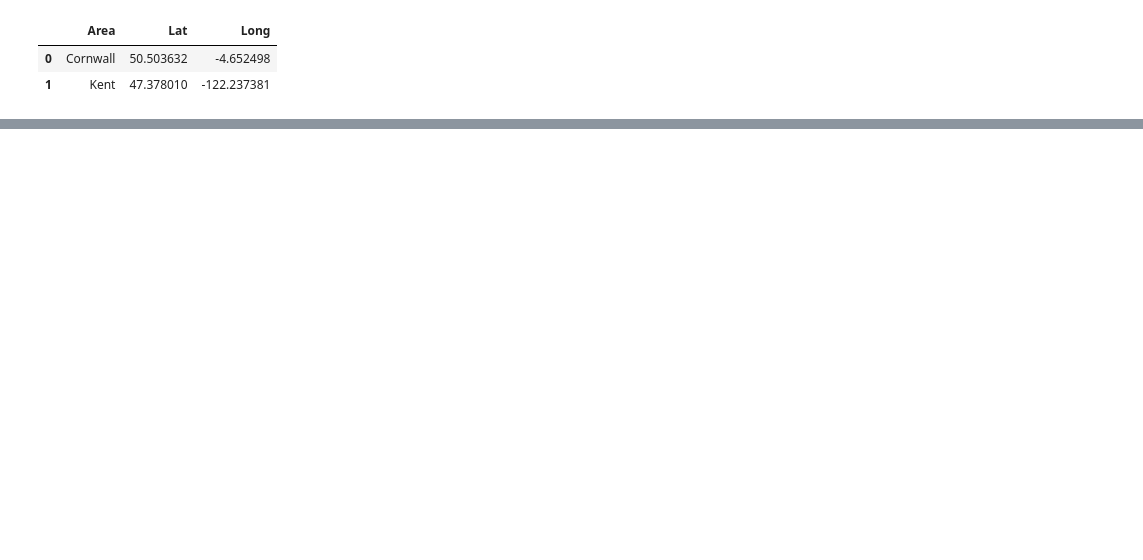
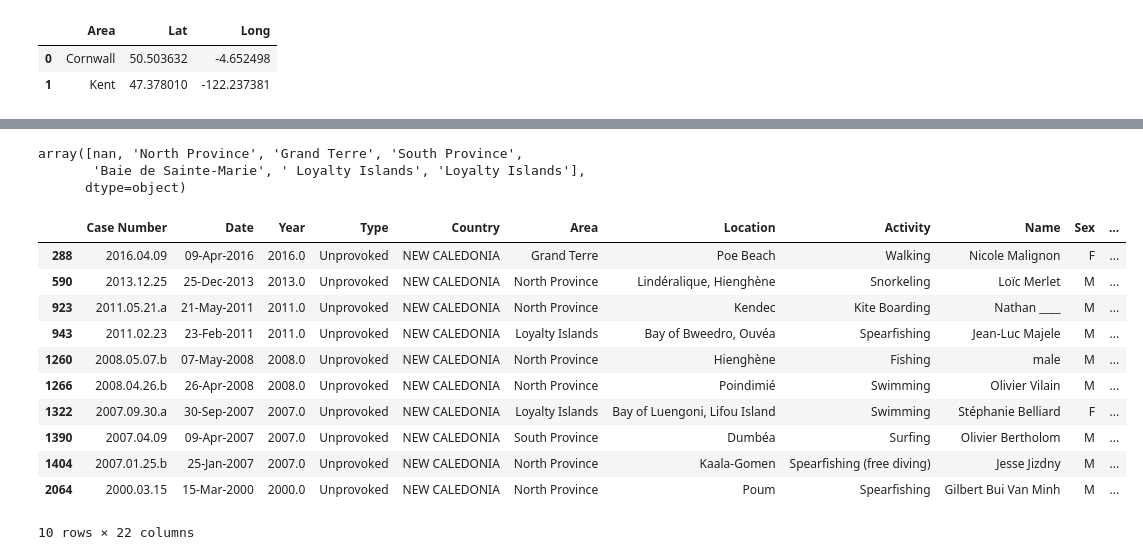
Before and after one commit to ajcipolle/sharkattack, a Jupyter notebook: Untitled.ipynb, the cells around one changed output, grey strips where cells are left out. Drawn from its saved outputs; the diff is of its cells as text; code cells hidden in the pictures; blank space fills up the shorter version.

```diff
--- a/Untitled.ipynb
+++ b/Untitled.ipynb
@@ -385,0 +512,25 @@ ENG_shark_df
+# %%
+# printing areas in BAHAMAS
+NEWCAL_sharks = sharkAttacks_cleaned.loc[sharkAttacks['Country'] == 'NEW CALEDONIA']
+# %%
+NEW_CAL_sharks = sharkAttacks.loc[sharkAttacks['Country'] == 'NEW CALEDONIA'].Area.unique()
+NEW_CAL_sharks
+# %% [output]
+array([nan, 'North Province', 'Grand Terre', 'South Province',
+       'Baie de Sainte-Marie', ' Loyalty Islands', 'Loyalty Islands'],
+      dtype=object)
+# %%
+NEWCAL_sharks.replace([' Loyalty Islands'], 'Loyalty Islands')
+# %% [output]
+|  | Case Number | Date | Year | Type | Country | Area | Location | Activity | Name | Sex | ... |
+| 288 | 2016.04.09 | 09-Apr-2016 | 2016.0 | Unprovoked | NEW CALEDONIA | Grand Terre | Poe Beach | Walking | Nicole Malignon | F | ... |
+| 590 | 2013.12.25 | 25-Dec-2013 | 2013.0 | Unprovoked | NEW CALEDONIA | North Province | Lindéralique, Hienghène | Snorkeling | Loïc Merlet | M | ... |
+| 923 | 2011.05.21.a | 21-May-2011 | 2011.0 | Unprovoked | NEW CALEDONIA | North Province | Kendec | Kite Boarding | Nathan ____ | M | ... |
+| 943 | 2011.02.23 | 23-Feb-2011 | 2011.0 | Unprovoked | NEW CALEDONIA | Loyalty Islands | Bay of Bweedro, Ouvéa | Spearfishing | Jean-Luc Majele | M | ... |
+| 1260 | 2008.05.07.b | 07-May-2008 | 2008.0 | Unprovoked | NEW CALEDONIA | North Province | Hienghène | Fishing | male | M | ... |
+| 1266 | 2008.04.26.b | 26-Apr-2008 | 2008.0 | Unprovoked | NEW CALEDONIA | North Province | Poindimié | Swimming | Olivier Vilain | M | ... |
+| 1322 | 2007.09.30.a | 30-Sep-2007 | 2007.0 | Unprovoked | NEW CALEDONIA | Loyalty Islands | Bay of Luengoni, Lifou Island | Swimming | Stéphanie Belliard | F | ... |
+| 1390 | 2007.04.09 | 09-Apr-2007 | 2007.0 | Unprovoked | NEW CALEDONIA | South Province | Dumbéa | Surfing | Olivier Bertholom | M | ... |
+| 1404 | 2007.01.25.b | 25-Jan-2007 | 2007.0 | Unprovoked | NEW CALEDONIA | North Province | Kaala-Gomen | Spearfishing (free diving) | Jesse Jizdny | M | ... |
+| 2064 | 2000.03.15 | 15-Mar-2000 | 2000.0 | Unprovoked | NEW CALEDONIA | North Province | Poum | Spearfishing | Gilbert Bui Van Minh | M | ... |
+10 rows × 22 columns
```
Also changed, not shown: parts of 18 cells of this notebook, 5 other files.
